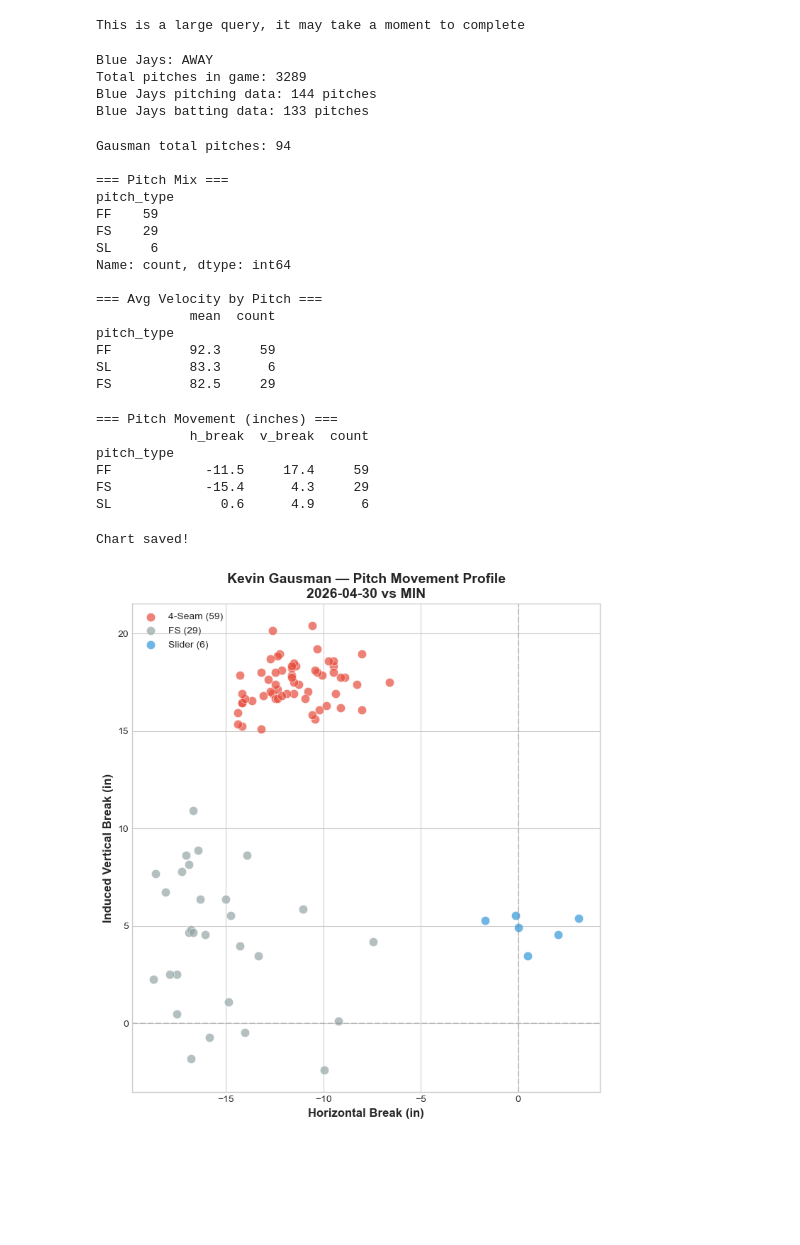
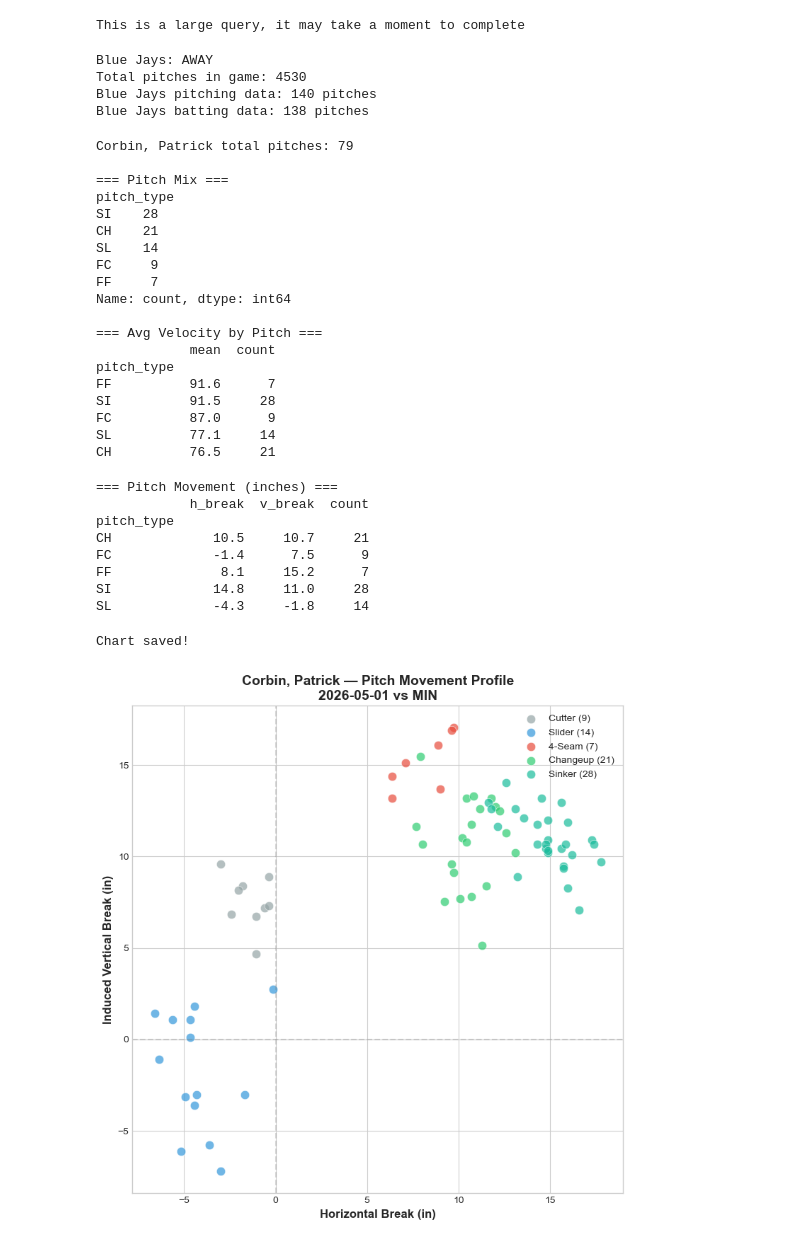
Before and after one commit to seongji-park/bluejays-daily-reports, a Jupyter notebook: notebooks/game_report_template.ipynb, the cells around one changed output. Drawn from its saved outputs; the diff is of its cells as text; code cells hidden in the pictures; blank space fills up the shorter version.

Commit message:
Game report: May 1 vs MIN — Corbin start

```diff
--- a/notebooks/game_report_template.ipynb
+++ b/notebooks/game_report_template.ipynb
@@ -6,9 +6,9 @@ from pybaseball import statcast
 
 plt.style.use('seaborn-v0_8-whitegrid')
 
-GAME_DATE = '2026-04-30'
+GAME_DATE = '2026-05-01'
 OPPONENT = 'MIN'
-RESULT = 'L 1-7'
+RESULT = 'W 7-3'
 
 print(f"=== Blue Jays Game Report: {GAME_DATE} vs {OPPONENT} ({RESULT}) ===")
 # %% [output]
@@ -16,7 +16,6 @@ print(f"=== Blue Jays Game Report: {GAME_DATE} vs {OPPONENT} ({RESULT}) ===")
 # %%
 game_data = statcast(start_dt=GAME_DATE, end_dt=GAME_DATE)
 
-# Check if TOR is home or away
 if 'TOR' in game_data['home_team'].values:
     jays_pitching = game_data[game_data['home_team'] == 'TOR']
     jays_pitchers = jays_pitching[jays_pitching['inning_topbot'] == 'Top']
@@ -34,12 +33,14 @@ print(f"Blue Jays batting data: {len(jays_batting)} pitches")
 # %% [output]
 This is a large query, it may take a moment to complete
 Blue Jays: AWAY
-Total pitches in game: 3289
-Blue Jays pitching data: 144 pitches
-Blue Jays batting data: 133 pitches
+Total pitches in game: 4530
+Blue Jays pitching data: 140 pitches
+Blue Jays batting data: 138 pitches
 # %%
-starter = jays_pitchers[jays_pitchers['player_name'] == 'Gausman, Kevin']
-print(f"Gausman total pitches: {len(starter)}")
+STARTER_NAME = 'Corbin, Patrick'
+
+starter = jays_pitchers[jays_pitchers['player_name'] == STARTER_NAME]
+print(f"{STARTER_NAME} total pitches: {len(starter)}")
 print(f"\n=== Pitch Mix ===")
 print(starter['pitch_type'].value_counts())
 print(f"\n=== Avg Velocity by Pitch ===")
@@ -47,21 +48,25 @@ velo = starter.groupby('pitch_type')['release_speed'].agg(['mean', 'count'])
 velo = velo[velo['count'] >= 2].sort_values('mean', ascending=False)
 print(velo.round(1))
 # %% [output]
-Gausman total pitches: 94
+Corbin, Patrick total pitches: 79
 
 === Pitch Mix ===
 pitch_type
-FF    59
-FS    29
-SL     6
+SI    28
+CH    21
+SL    14
+FC     9
+FF     7
 Name: count, dtype: int64
 
 === Avg Velocity by Pitch ===
             mean  count
 pitch_type
-FF          92.3     59
-SL          83.3      6
-FS          82.5     29
+FF          91.6      7
+SI          91.5     28
+FC          87.0      9
+SL          77.1     14
+CH          76.5     21
 # %%
 print("=== Pitch Movement (inches) ===")
 movement = starter.groupby('pitch_type').agg(
@@ -75,45 +80,46 @@ print(movement)
 === Pitch Movement (inches) ===
             h_break  v_break  count
 pitch_type
-FF            -11.5     17.4     59
-FS            -15.4      4.3     29
-SL              0.6      4.9      6
+CH             10.5     10.7     21
+FC             -1.4      7.5      9
+FF              8.1     15.2      7
+SI             14.8     11.0     28
+SL             -4.3     -1.8     14
 # %%
 fig, ax = plt.subplots(figsize=(10, 8))
 
 pitch_colors = {
     'FF': '#e74c3c', 'SL': '#3498db', 'CH': '#2ecc71',
     'CU': '#f39c12', 'SI': '#1abc9c', 'FC': '#95a5a6',
-    'ST': '#9b59b6', 'KC': '#e67e22'
+    'ST': '#9b59b6', 'KC': '#e67e22', 'FS': '#34495e'
 }
 pitch_names = {
     'FF': '4-Seam', 'SL': 'Slider', 'CH': 'Changeup',
     'CU': 'Curveball', 'SI': 'Sinker', 'FC': 'Cutter',
-    'ST': 'Sweeper', 'KC': 'K-Curve'
+    'ST': 'Sweeper', 'KC': 'K-Curve', 'FS': 'Splitter'
 }
 
 for pt in starter['pitch_type'].unique():
     data = starter[starter['pitch_type'] == pt].dropna(subset=['pfx_x', 'pfx_z'])
     if len(data) >= 2:
         ax.scatter(data['pfx_x'] * 12, data['pfx_z'] * 12,
                    c=pitch_colors.get(pt, '#95a5a6'), s=80, alpha=0.7,
                    label=f"{pitch_names.get(pt, pt)} ({len(data)})",
                    edgecolors='white', linewidth=0.5)
 
 ax.axhline(y=0, color='gray', linestyle='--', alpha=0.3)
 ax.axvline(x=0, color='gray', linestyle='--', alpha=0.3)
 ax.set_xlabel('Horizontal Break (in)', fontsize=12, fontweight='bold')
 ax.set_ylabel('Induced Vertical Break (in)', fontsize=12, fontweight='bold')
-ax.set_title(f'Kevin Gausman — Pitch Movement Profile\n{GAME_DATE} vs {OPPONENT}',
+ax.set_title(f'{STARTER_NAME} — Pitch Movement Profile\n{GAME_DATE} vs {OPPONENT}',
              fontsize=14, fontweight='bold')
 ax.legend(fontsize=10)
 ax.set_aspect('equal')
-
 plt.tight_layout()
-plt.savefig(f'../visualizations/movement_gausman_{GAME_DATE}.png', dpi=150, bbox_inches='tight')
+plt.savefig(f'../visualizations/movement_{GAME_DATE}.png', dpi=150, bbox_inches='tight')
 print("Chart saved!")
 plt.show()
 # %% [output]
 Chart saved!
-[figure, old version]
+[figure, new version]
 # %%
```
Also changed, not shown: parts of 4 cells of this notebook, 4 other files.
